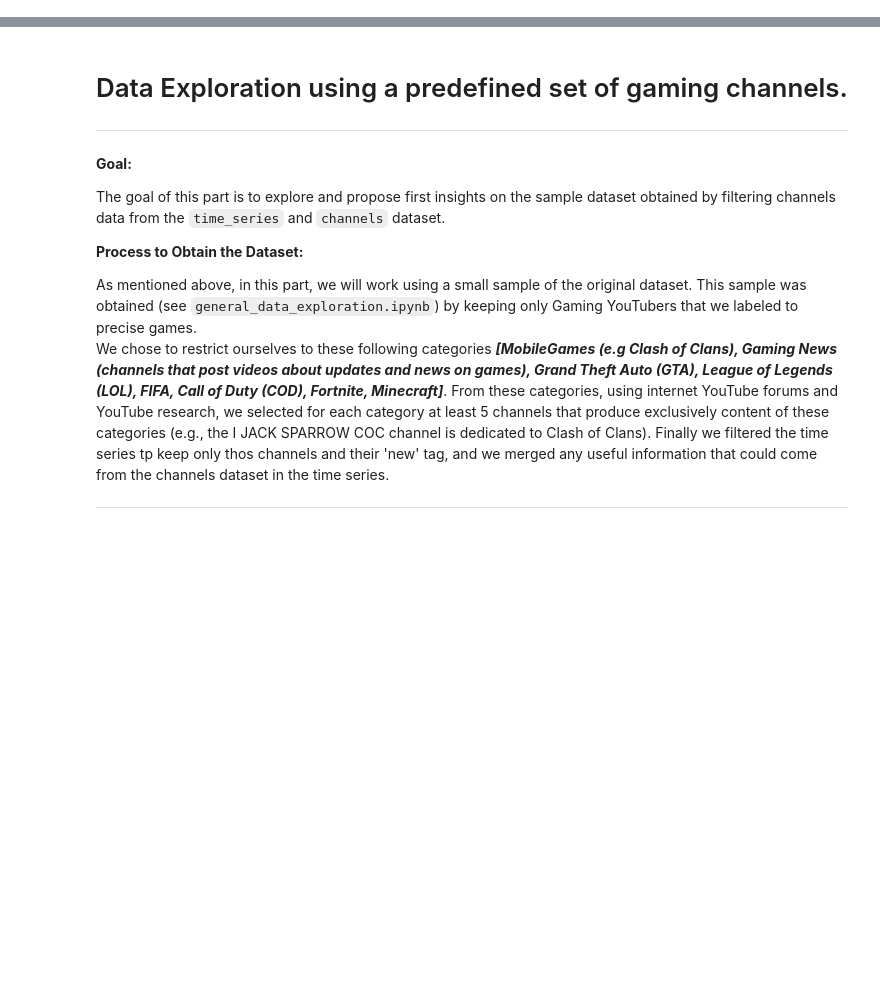
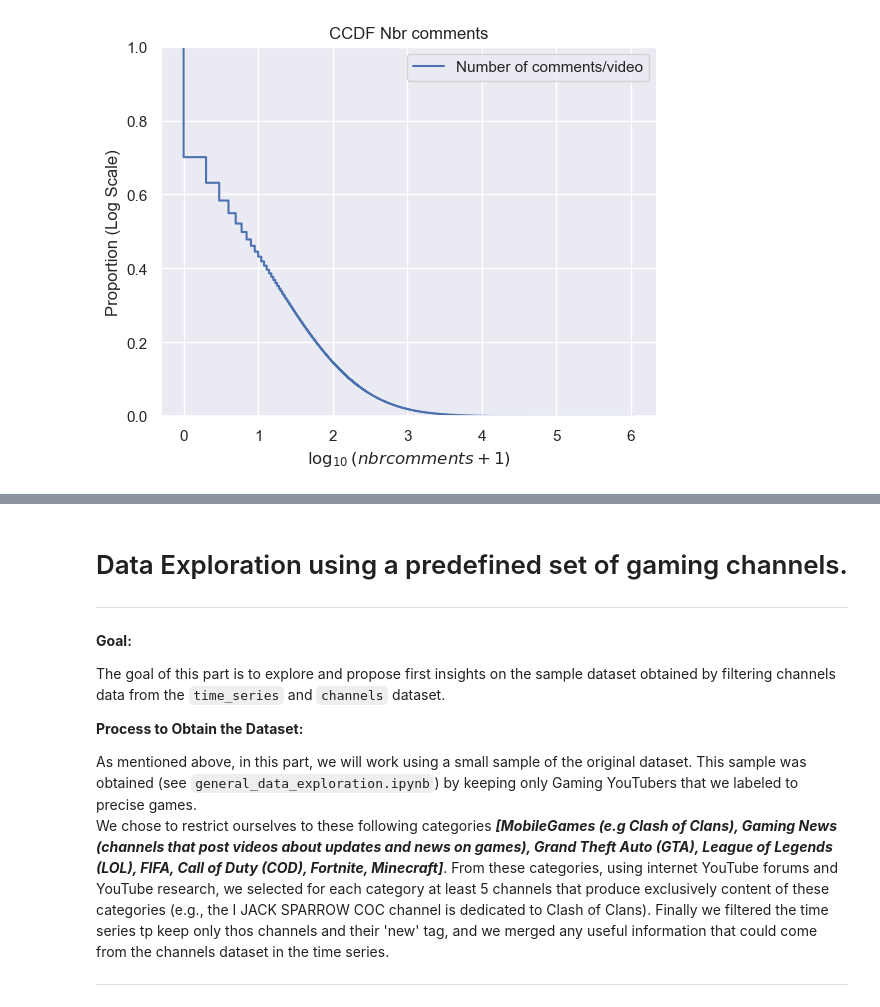
Before and after one commit to epfl-ada/ada-2023-project-analyticavengers2023, a Jupyter notebook: milestone_P2.ipynb, the cells around one changed output, grey strips where cells are left out. Drawn from its saved outputs; the diff is of its cells as text; code cells hidden in the pictures; blank space fills up the shorter version.

```diff
--- a/marco_paul4.ipynb
+++ b/milestone_P2.ipynb
@@ -0,0 +381,10 @@
+# %%
+# Visual analysis using seaborn ccdf function
+sns.ecdfplot(np.log10(num_comments.num_comms + 1), label="Number of comments/video", complementary=True)
+plt.legend()
+plt.xlabel(r'$\log_{10}(nbrcomments + 1)$')
+plt.ylabel("Proportion (Log Scale)")
+plt.title("CCDF Nbr comments")
+plt.show()
+# %% [output]
+[figure, added]
```
Also changed, not shown: parts of 92 cells of this notebook, 3 other files.
